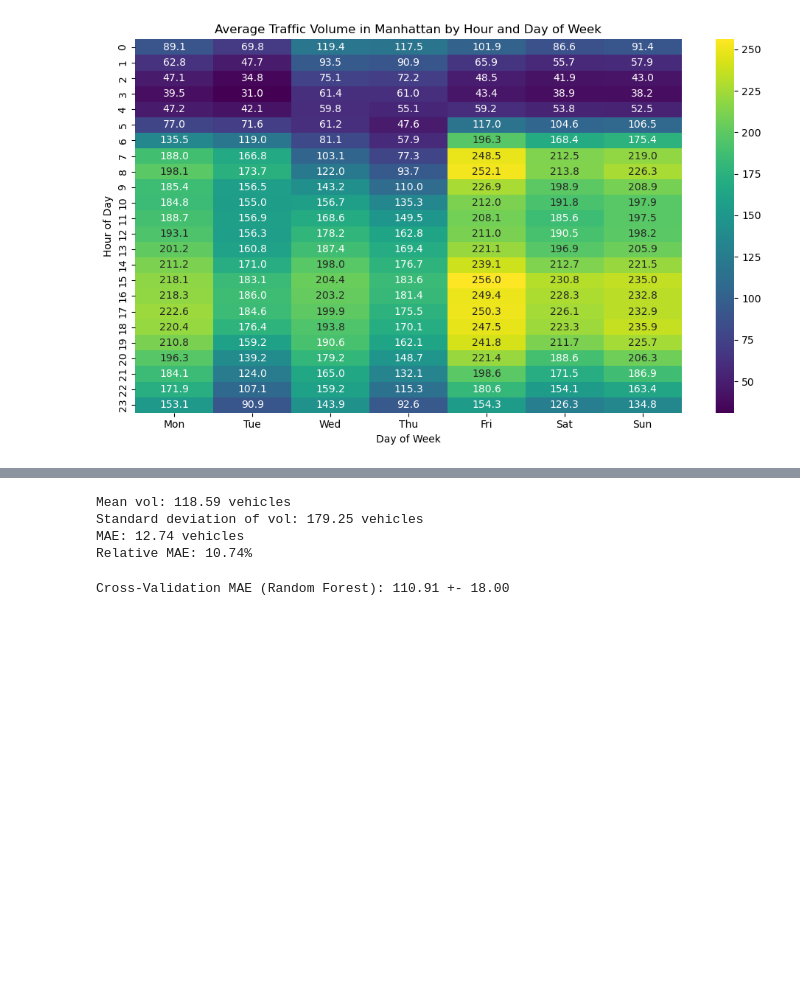
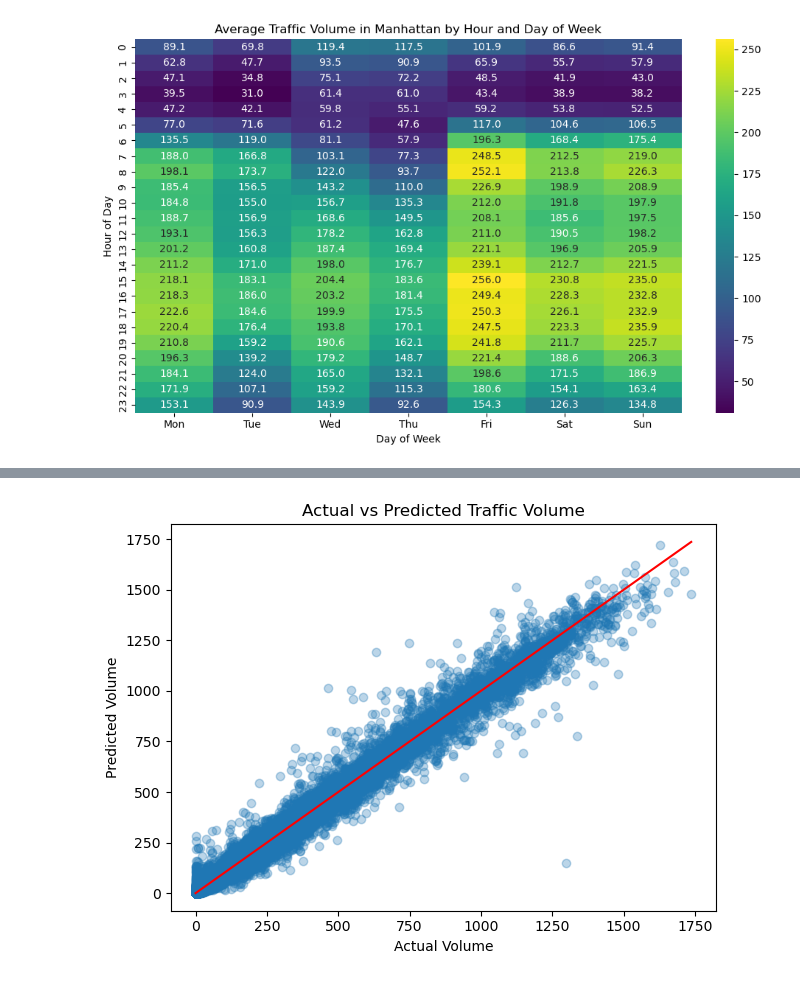
Before and after one commit to gavin-barro/Real-Time-Traffic-Prediction-Dashboard, a Jupyter notebook: notebooks/random_forest.ipynb, the cells around one changed output, grey strips where cells are left out. Cells and saved outputs as stored; diff of their text form; code cells hidden in the pictures; blank space fills up the shorter version.

```diff
--- a/notebooks/random_forest.ipynb
+++ b/notebooks/random_forest.ipynb
@@ -121,13 +131,14 @@ X_train, X_test, y_train, y_test = train_test_split(
 # %%
-# Create preprocessing pipeline
+# Define column transformer
 preprocessor = ColumnTransformer(
     transformers=[
-        ('num', StandardScaler(), numerical_features),
-        ('cat', OneHotEncoder(handle_unknown='ignore'), categorical_features)
-    ])
+        ('cat', OneHotEncoder(drop='first', handle_unknown='ignore'), categorical_features)
+    ],
+    remainder='passthrough'  # leave the numerical columns as they are
+)
 
-# Define Random Forest model pipeline
-rf_pipeline = Pipeline(steps=[
+# Create pipeline with preprocessing and model
+pipeline = Pipeline(steps=[
     ('preprocessor', preprocessor),
-    ('model', RandomForestRegressor(n_estimators=100, random_state=42))
+    ('model', RandomForestRegressor(n_estimators=100, random_state=42, n_jobs=-1))
 ])
@@ -145 +145,12 @@ r2_rf = r2_score(y_test, y_pred_rf)
+# %%
+# Train-test split
+X_train, X_test, y_train, y_test = train_test_split(
+    X, y, test_size=0.2, random_state=42
+)
+
+# Fit model
+pipeline.fit(X_train, y_train)
+
+# Predict
+y_pred = pipeline.predict(X_test)
 # %%
@@ -157,28 +169,12 @@ R²: 0.98
-# %%
-# Determining the significance of MAE
-
-# Calculate mean and standard deviation of vol
-mean_vol = df['vol'].mean()
-std_vol = df['vol'].std()
-
-# model's MAE
-mae = 12.74
-
-# Calculate relative MAE
-relative_mae = (mae / mean_vol) * 100
-
-print(f"Mean vol: {mean_vol:.2f} vehicles")
-print(f"Standard deviation of vol: {std_vol:.2f} vehicles")
-print(f"MAE: {mae:.2f} vehicles")
-print(f"Relative MAE: {relative_mae:.2f}%")
-# %% [output]
-Mean vol: 118.59 vehicles
-Standard deviation of vol: 179.25 vehicles
-MAE: 12.74 vehicles
-Relative MAE: 10.74%
-# %%
-# Perform 5-fold cross-validation
-cv_scores_rf = cross_val_score(rf_pipeline, X, y, cv=5, scoring='neg_mean_absolute_error')
-print(f"Cross-Validation MAE (Random Forest): {-cv_scores_rf.mean():.2f} +- {cv_scores_rf.std():.2f}")
-# %% [output]
-Cross-Validation MAE (Random Forest): 110.91 +- 18.00
+# %%
+# Check for bias
+
+plt.scatter(y_test, y_pred, alpha=0.3)
+plt.xlabel("Actual Volume")
+plt.ylabel("Predicted Volume")
+plt.title("Actual vs Predicted Traffic Volume")
+plt.plot([y_test.min(), y_test.max()], [y_test.min(), y_test.max()], color='red')
+plt.tight_layout()
+plt.show()
+# %% [output]
+[figure, added]
```
Also changed, not shown: parts of 7 cells of this notebook, 1 other file.
